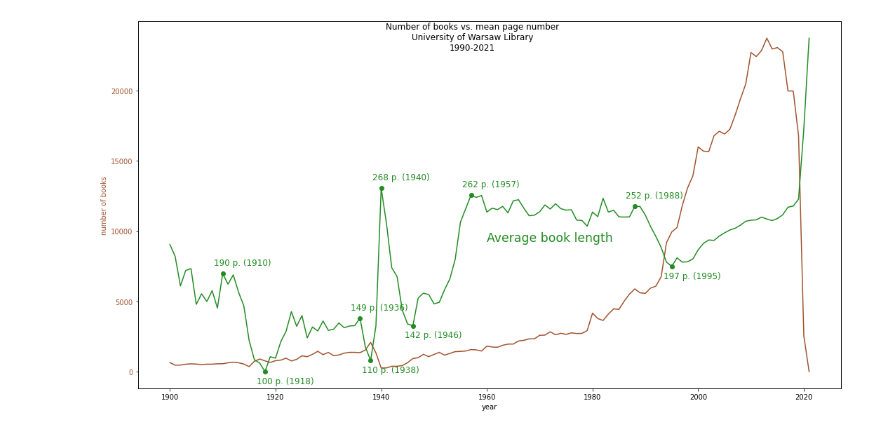
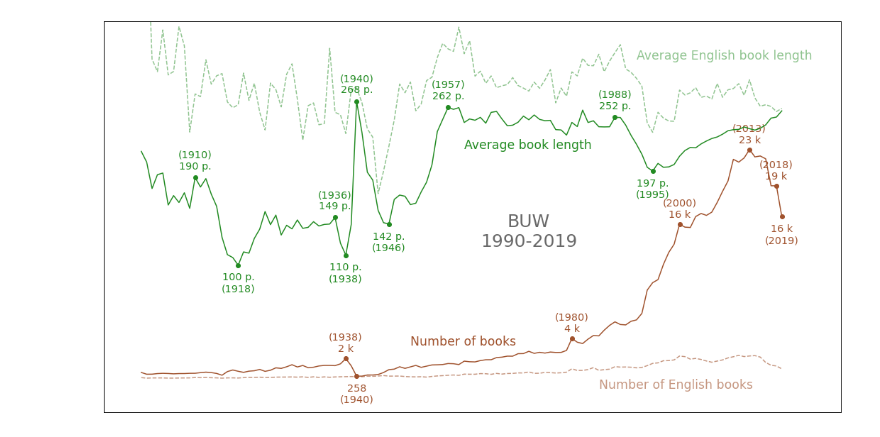
Before and after one commit to Elbereth-Elentari/Book_recommender, a Jupyter notebook: Plots.ipynb, the cells around one changed output. Drawn from its saved outputs; the diff is of its cells as text; code cells hidden in the pictures.

Commit message:
Finish plot of BUW books (1990-2019), general and English

```diff
--- a/Plots.ipynb
+++ b/Plots.ipynb
@@ -39 +18,7 @@ cat.groupby(by='year').size().reset_index().sort_values(0, ascending=False)[:20]
+# %%
+def count_books(catalogue, year_list):
+    return [len(catalogue[catalogue['year'] == year]) for year in year_list]
+
+def calculate_mean_lengths(catalogue, year_list):
+    return [np.mean(catalogue[catalogue['year'] == year]['pages']) for year in year_list]
 # %%
@@ -44,2 +37,6 @@ book_counts = [len(cat[cat['year'] == year]) for year in years]
-# %%
-book_lengths = [np.mean(cat[cat['year'] == year]['pages']) for year in years]
+# %%
+def create_extrema_list(parameter_list, extrema_boundaries, min_or_max):
+    return [min_or_max(parameter_list[boundary[0]:boundary[1]]) for boundary in extrema_boundaries]
+
+def create_year_list(parameter_list, extrema_list, year_list):
+    return [year_list[parameter_list.index(extremum)] for extremum in extrema_list]
@@ -46,35 +59,62 @@ book_lengths = [np.mean(cat[cat['year'] == year]['pages']) for year in years]
+# %%
+def transform_count(count):
+    if count < 1000:
+        return str(count)
+    else:
+        return f'{str(count)[:-3]} k'
 # %%
 fig, ax1 = plt.subplots(figsize=(15,8))
 
 color = 'sienna'
-ax1.set_xlabel('year')
-ax1.set_ylabel('number of books', color=color)
 ax1.plot(years, book_counts, color=color)
 ax1.tick_params(axis='y', labelcolor=color)
+
+ax1.scatter(years_for_max_counts, count_maxima, color=color)
+annotation_parameters = {'textcoords':'offset points', 'size':'x-large', 'ha':'center'}
+for count, year in zip(count_maxima, years_for_max_counts):
+    ax1.annotate(f'({year})\n'+transform_count(count), (year,count),
+                 xytext=(0,10), color=color, **annotation_parameters)
+
+ax1.scatter(years_for_min_counts, count_minima, color=color)
+for count, year in zip(count_minima, years_for_min_counts):
+    ax1.annotate(transform_count(count)+f'\n({year})', (year,count),
+                 xytext=(0,-37), color=color, **annotation_parameters)
+
+ax1.text(1950, 3500, 'Number of books', color=color, size='xx-large')
+
+ax1.set_ylim([-3500,37000])
+ax1.set_xlim([1893,2030])
+
+ax1.plot(years, en_book_counts, '--', color=color, alpha=0.6)
+ax1.text(1985, -1000, 'Number of English books', color=color, alpha=0.6, size='xx-large')
+
 
 ax2 = ax1.twinx()
 
 color = 'forestgreen'
 ax2.plot(years, book_lengths, color=color)
-ax2.axes.yaxis.set_visible(False)
-#ax1.axes.xaxis.set_visible(False)
 
 ax2.scatter(years_for_max_lengths, length_maxima, color=color)
 for length, year in zip(length_maxima, years_for_max_lengths):
-    ax2.annotate(f'{int(length)} p. ({year})', (year,length),
-                 textcoords='offset points', xytext=(-13,12), color=color,
-                 size='large')
+    ax2.annotate(f'({year})\n{int(length)} p.', (year,length),
+                 xytext=(0,12), color=color, **annotation_parameters)
 ax2.scatter(years_for_min_lengths, length_minima, color=color)
 for length, year in zip(length_minima, years_for_min_lengths):
-    ax2.annotate(f'{int(length)} p. ({year})', (year,length),
-                 textcoords='offset points', xytext=(-12,-17), color=color,
-                 size='large')
+    ax2.annotate(f'{int(length)} p.\n({year})', (year,length),
+                 xytext=(0,-37), color=color, **annotation_parameters)
 
+ax2.set_ylim([-50,350])
 ax2.text(1960, 220, 'Average book length', color=color, size='xx-large')
 
-fig.suptitle('Number of books vs. mean page number\nUniversity of Warsaw Library\n1990-2021')
+ax2.plot(years, en_book_lengths, '--', color=color, alpha=0.5)
+ax2.text(1992, 312, 'Average English book length', color=color, alpha=0.5, size='xx-large')
 
+ax2.text(1972, 120, 'BUW\n1990-2019', size=25, ha='center', color='dimgrey')
+
+ax1.axes.xaxis.set_visible(False)
+ax1.axes.yaxis.set_visible(False)
+ax2.axes.yaxis.set_visible(False)
 fig.tight_layout()
 plt.show()
 # %% [output]
-[figure, old version]
+[figure, new version]
```
Also changed, not shown: parts of 8 cells of this notebook.
